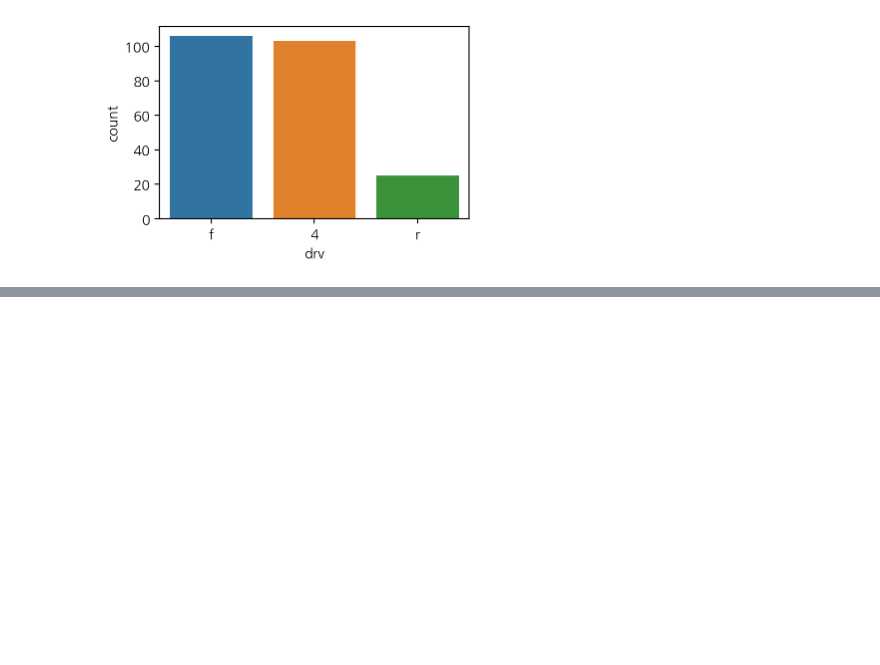
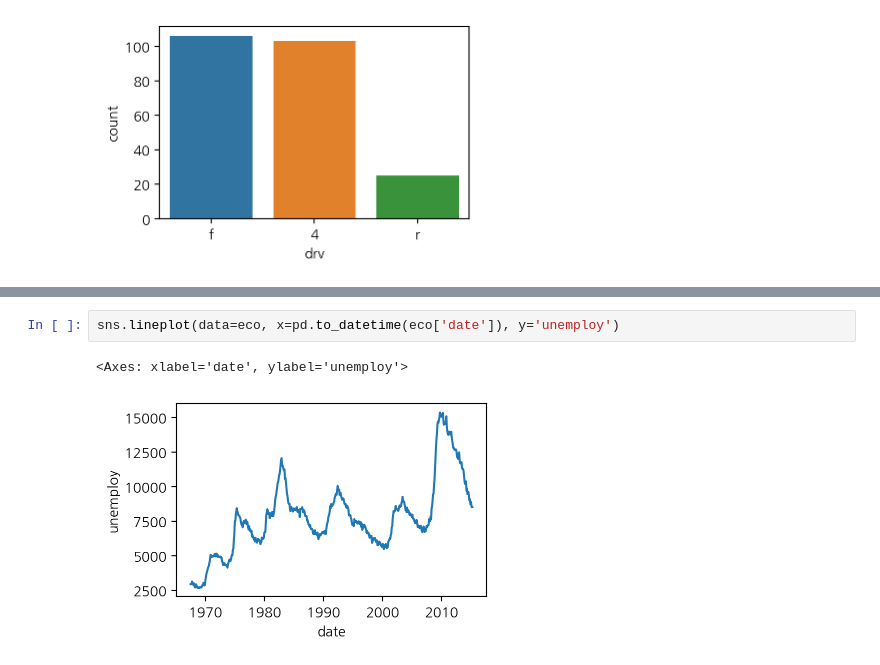
Before and after one commit to Acsr17107/2025-1-myclass-BDA, a Jupyter notebook: inclass/10w_B_wed_0507_easy_ch08.ipynb, the cells around one changed output, grey strips where cells are left out. Saved outputs shown, nothing was run; the diff lists cells and outputs as text; blank space fills up the shorter version.

```diff
--- a/inclass/10w_B_wed_0507_easy_ch08.ipynb
+++ b/inclass/10w_B_wed_0507_easy_ch08.ipynb
@@ -289,0 +361,5 @@ sns.countplot(data=mpg, x='drv', hue='drv')
+# %%
+sns.lineplot(data=eco, x=pd.to_datetime(eco['date']), y='unemploy')
+# %% [output]
+<Axes: xlabel='date', ylabel='unemploy'>
+[figure, added]
```
Also changed, not shown: parts of 39 cells of this notebook.
